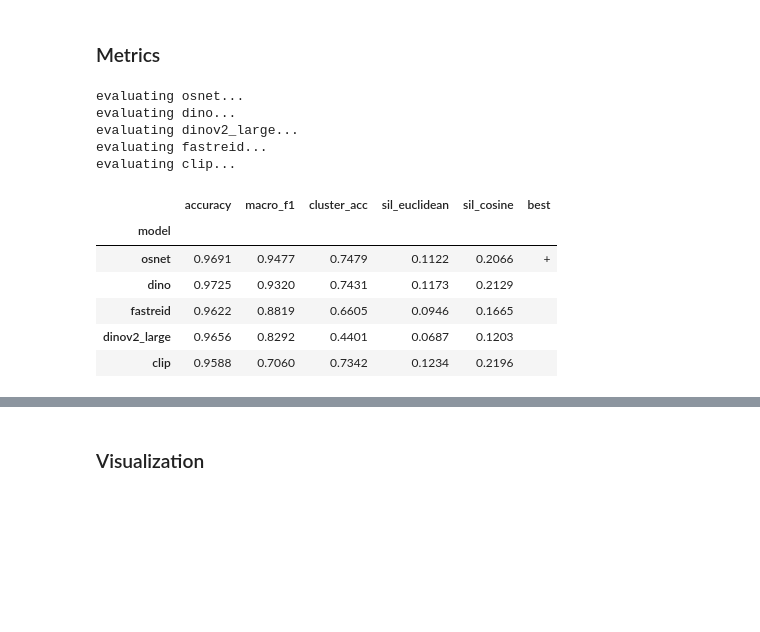
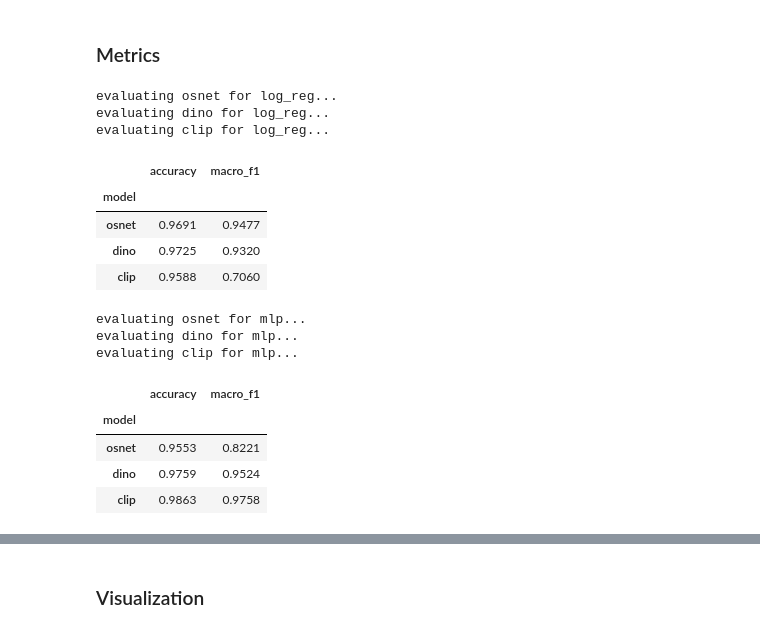
Before and after one commit to Anton9721/Football_Skoltech, a Jupyter notebook: analitics.ipynb, the cells around one changed output, grey strips where cells are left out. Saved outputs shown, nothing was run; the diff lists cells and outputs as text; code cells hidden in the pictures; blank space fills up the shorter version.

```diff
--- a/analitics.ipynb
+++ b/analitics.ipynb
@@ -197,7 +254,7 @@ embeddings = extract_all_models(
     df_match=df_match,
     game_id=base_game,
     device=device,
-    model_names=["osnet", "dino", "dinov2_large", "fastreid", "clip"],
+    model_names=["osnet", "dino", "clip"],
 )
 # %% [output]
 ========================================
@@ -234,18 +278,28 @@ loading cached embeddings
 # %% [markdown]
 ### Metrics
 # %%
-df_report = compare_models(embeddings)
-df_report
+method = 'log_reg'
+df_log_reg = evaluate_single_method(embeddings, method)
+df_log_reg
 # %% [output]
-evaluating osnet...
-evaluating dino...
-evaluating dinov2_large...
-evaluating fastreid...
-evaluating clip...
+evaluating osnet for log_reg...
+evaluating dino for log_reg...
+evaluating clip for log_reg...
-|  | accuracy | macro_f1 | cluster_acc | sil_euclidean | sil_cosine | best |
-| model |  |  |  |  |  |  |
-| osnet | 0.9691 | 0.9477 | 0.7479 | 0.1122 | 0.2066 | + |
-| dino | 0.9725 | 0.9320 | 0.7431 | 0.1173 | 0.2129 |  |
-| fastreid | 0.9622 | 0.8819 | 0.6605 | 0.0946 | 0.1665 |  |
-| dinov2_large | 0.9656 | 0.8292 | 0.4401 | 0.0687 | 0.1203 |  |
-| clip | 0.9588 | 0.7060 | 0.7342 | 0.1234 | 0.2196 |  |
+|  | accuracy | macro_f1 |
+| model |  |  |
+| osnet | 0.9691 | 0.9477 |
+| dino | 0.9725 | 0.9320 |
+| clip | 0.9588 | 0.7060 |
+# %%
+method = 'mlp'
+df_mlp = evaluate_single_method(embeddings, method)
+df_mlp
+# %% [output]
+evaluating osnet for mlp...
+evaluating dino for mlp...
+evaluating clip for mlp...
+|  | accuracy | macro_f1 |
+| model |  |  |
+| osnet | 0.9553 | 0.8221 |
+| dino | 0.9759 | 0.9524 |
+| clip | 0.9863 | 0.9758 |
```
Also changed, not shown: parts of 48 cells of this notebook, 8 other files.
